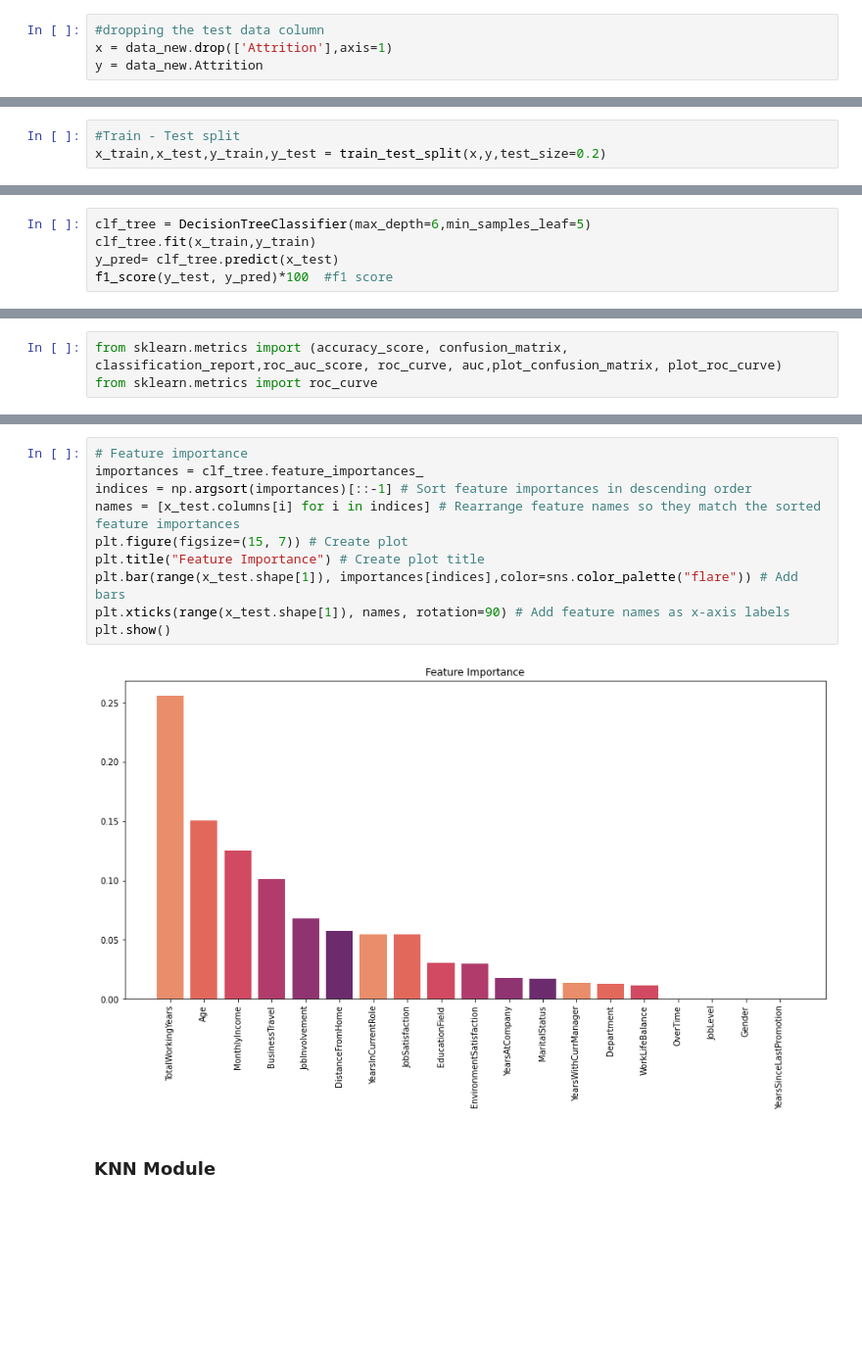
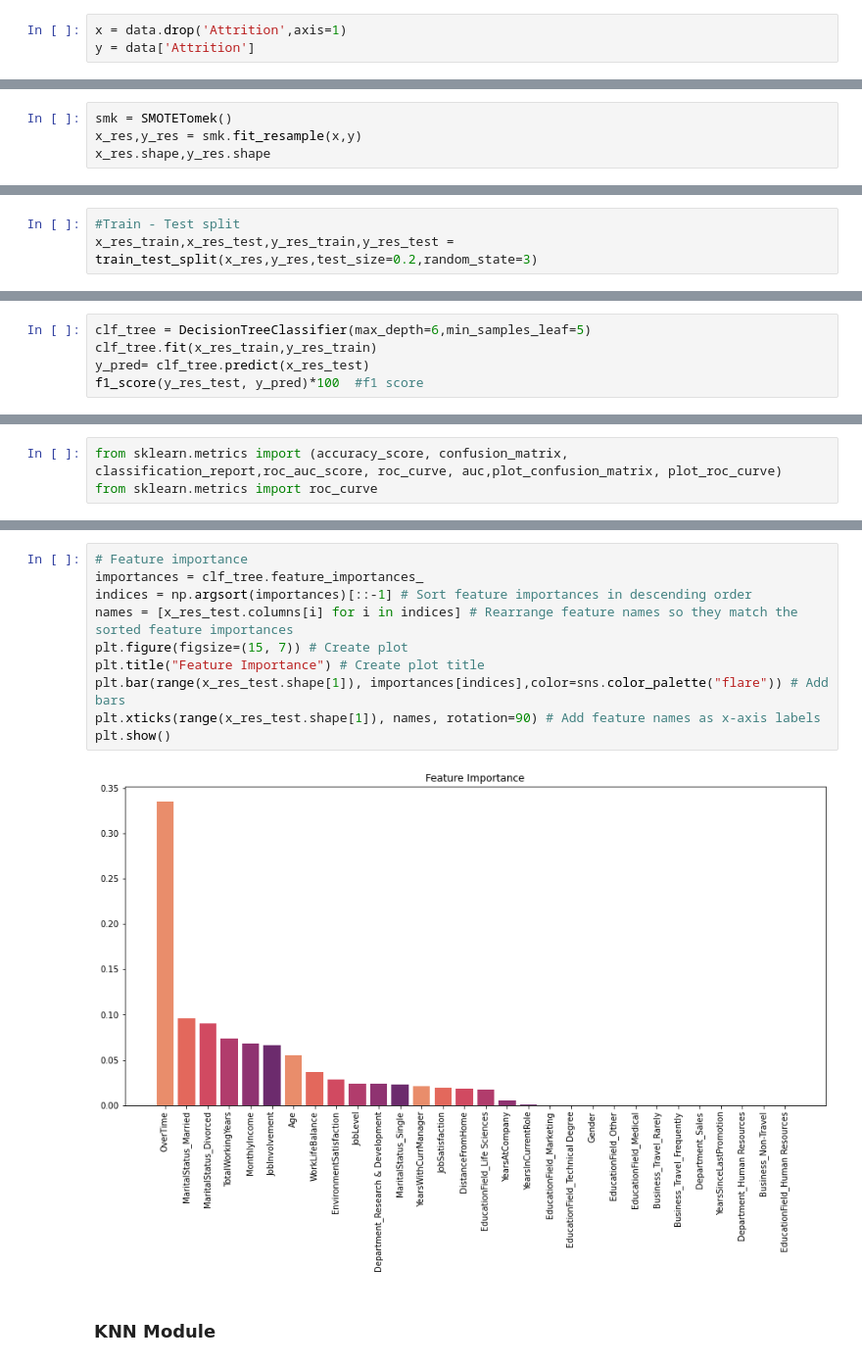
Before and after one commit to Amar-C-A/Attrition-Rate, a Jupyter notebook: Attrition Rate.ipynb, the cells around one changed output, grey strips where cells are left out. Shown at 98% size. Cells and saved outputs as stored; diff of their text form; blank space fills up the shorter version.

```diff
--- a/Attrition Rate.ipynb
+++ b/Attrition Rate.ipynb
@@ -736,4 +1489,3 @@ warnings.filterwarnings("ignore")
 # %%
-#dropping the test data column
-x = data_new.drop(['Attrition'],axis=1)
-y = data_new.Attrition
+x = data.drop('Attrition',axis=1)
+y = data['Attrition']
@@ -739,0 +1496,4 @@ y = data_new.Attrition
+# %%
+smk = SMOTETomek()
+x_res,y_res = smk.fit_resample(x,y)
+x_res.shape,y_res.shape
@@ -753,4 +1516,4 @@ x.head()
 from sklearn.model_selection import train_test_split
 # %%
 #Train - Test split
-x_train,x_test,y_train,y_test = train_test_split(x,y,test_size=0.2)
+x_res_train,x_res_test,y_res_train,y_res_test = train_test_split(x_res,y_res,test_size=0.2,random_state=3)
@@ -781,7 +1540,7 @@ plt.show()
 depth = 6
 # %%
 clf_tree = DecisionTreeClassifier(max_depth=6,min_samples_leaf=5)
-clf_tree.fit(x_train,y_train)
-y_pred= clf_tree.predict(x_test)
-f1_score(y_test, y_pred)*100  #f1 score
+clf_tree.fit(x_res_train,y_res_train)
+y_pred= clf_tree.predict(x_res_test)
+f1_score(y_res_test, y_pred)*100  #f1 score
 # %% [output]
@@ -868,15 +1627,15 @@ AUC SCORE :0.6658059142024157
 # %%
 # Feature importance
 importances = clf_tree.feature_importances_
 indices = np.argsort(importances)[::-1] # Sort feature importances in descending order
-names = [x_test.columns[i] for i in indices] # Rearrange feature names so they match the sorted feature importances
+names = [x_res_test.columns[i] for i in indices] # Rearrange feature names so they match the sorted feature importances
 plt.figure(figsize=(15, 7)) # Create plot
 plt.title("Feature Importance") # Create plot title
-plt.bar(range(x_test.shape[1]), importances[indices],color=sns.color_palette("flare")) # Add bars
-plt.xticks(range(x_test.shape[1]), names, rotation=90) # Add feature names as x-axis labels
+plt.bar(range(x_res_test.shape[1]), importances[indices],color=sns.color_palette("flare")) # Add bars
+plt.xticks(range(x_res_test.shape[1]), names, rotation=90) # Add feature names as x-axis labels
 plt.show()
 # %% [output]
-[figure, old version]
+[figure, new version]
 # %% [markdown]
 ### KNN Module
 # %%
```
Also changed, not shown: parts of 90 cells of this notebook.
